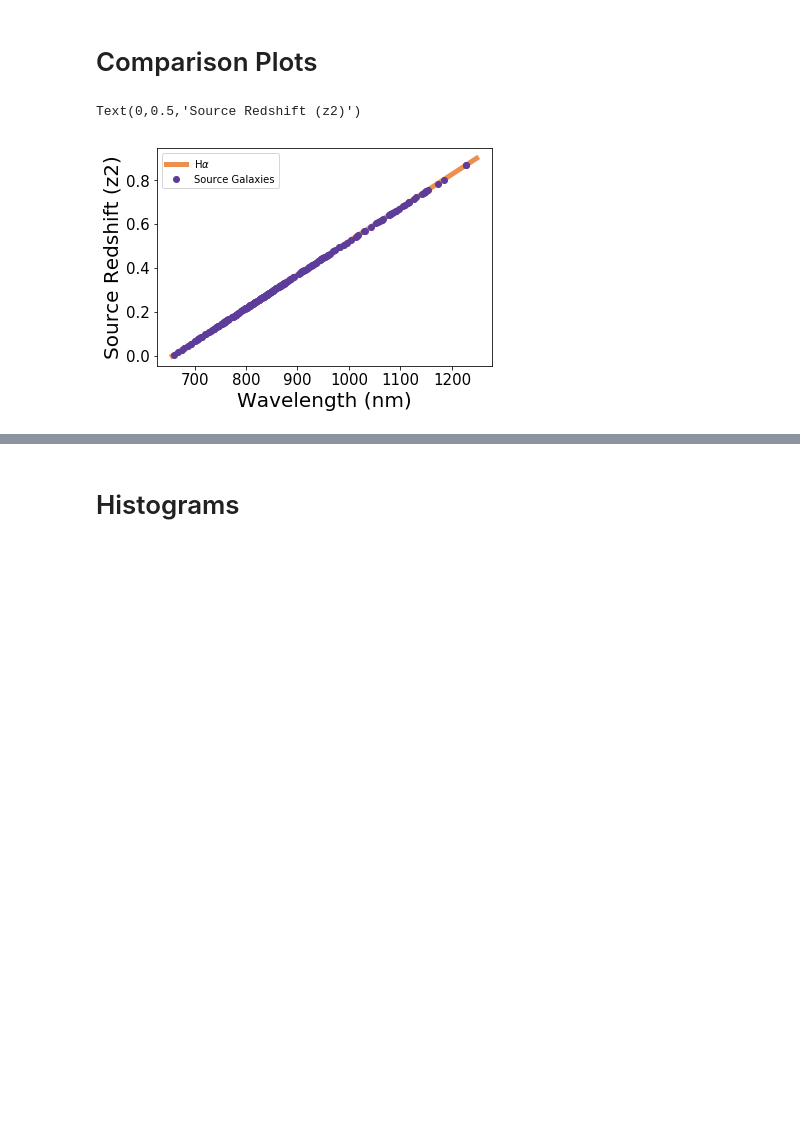
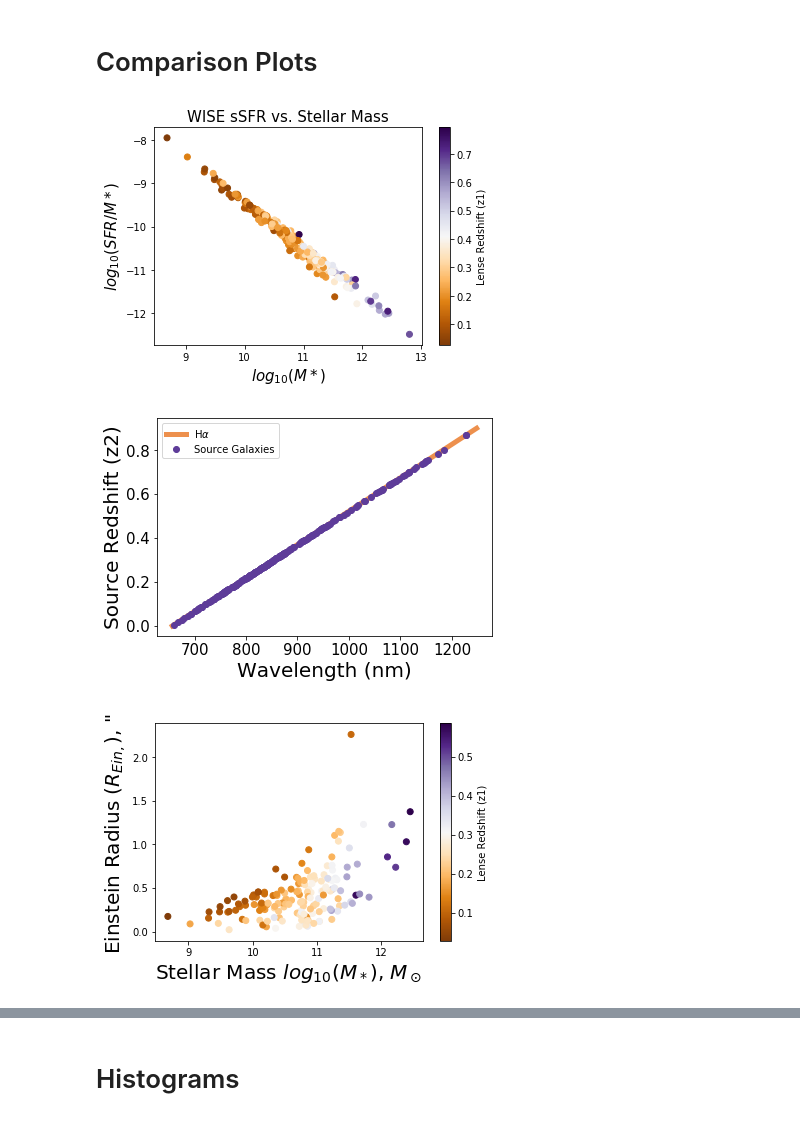
Before and after one commit to beckysteele/python_playground, a Jupyter notebook: strong_lensing_research/Research Plots (Becky).ipynb, the cells around one changed output, grey strips where cells are left out. Saved outputs shown, nothing was run; the diff lists cells and outputs as text; code cells hidden in the pictures; blank space fills up the shorter version.

Commit message:
Updated calcs, added einstein radii, did SFR estimates and sSFR calcs, added plots

```diff
--- a/strong_lensing_research/Research Plots (Becky).ipynb
+++ b/strong_lensing_research/Research Plots (Becky).ipynb
@@ -61,6 +59,7 @@ h0 = 73.8 #h0 in km/(Mpc*s) Riess2011
 h0_error = 2.4 # km/(Mpc*s)
 parsec = 3.08567758e16 #m
 jansky = 1e-26 #W/m^2/Hz
+cosmo = FlatLambdaCDM(h0, Om0=0.262)
 # %% [markdown]
 # Import/organize catalog from Holwerda et al. (2015)
 # %%
@@ -563,15 +565,15 @@ binwidth = 0.05
 #------------------------------------------------------
 # I was curious what the calibrated magnitude based on flux counts, aperture corrections, and instrumental zero point mags would be...
 # See here: http://wise2.ipac.caltech.edu/docs/release/allsky/expsup/sec4_4h.html#example
-m_zpt = 20.752
-aper_corr = 0.222 # Found here: http://wise2.ipac.caltech.edu/docs/release/allsky/expsup/sec4_4c.html#circ
-m_cal = m_zpt - 2.5*log10(w1flux_all_pairs)-aper_corr
+# m_zpt = 20.752
+# aper_corr = 0.222 # Found here: http://wise2.ipac.caltech.edu/docs/release/allsky/expsup/sec4_4c.html#circ
+# m_cal = m_zpt - 2.5*log10(w1flux_all_pairs)-aper_corr
 #print(m_cal)
 
 #------------------------------------------------------
 # Calculate the mean of the raw vs. calibrated diff
 #------------------------------------------------------
-meanDiff=mean(abs(m_cal-w1_all_pairs))*100
+# meanDiff=mean(abs(m_cal-w1_all_pairs))*100
 
 #------------------------------------------------------
 # Plot Mcal vs. Raw w1 mag
@@ -588,12 +590,13 @@ meanDiff=mean(abs(m_cal-w1_all_pairs))*100
 #------------------------------------------------------
 # Plot sSFR vs. Mstar
 #------------------------------------------------------
-# p = plt.title("WISE sSFR vs. Stellar Mass",fontsize=15)
-# p = plt.scatter((logMstar_all_pairs),(np.log10(sSFR_all_pairs)),c=z1_all_pairs, cmap=cm.PuOr)
-# p = plt.cbar = plt.colorbar(p, shrink=1, orientation='vertical') #, anchor=(0,1.5))
-# p = plt.cbar.set_label('Lense Redshift (z1)', fontsize=10)
-# p = plt.ylabel(r'$log_{10}(sSFR)$', fontsize=15)
-# p = plt.xlabel(r'$log_{10}(M*)$', fontsize=15)
+p = plt.title("WISE sSFR vs. Stellar Mass",fontsize=15)
+p = plt.scatter(logMstar_all_pairs,sSFR_all_pairs,c=z1_all_pairs, cmap=cm.PuOr)
+p = plt.cbar = plt.colorbar(p, shrink=1, orientation='vertical') #, anchor=(0,1.5))
+p = plt.cbar.set_label('Lense Redshift (z1)', fontsize=10)
+p = plt.ylabel(r'$log_{10}(SFR/M*)$', fontsize=15)
+p = plt.xlabel(r'$log_{10}(M*)$', fontsize=15)
+plt.show()
 
 #------------------------------------------------------
 # Plot z2 vs. wavelength w/H_alpha
@@ -602,35 +605,48 @@ meanDiff=mean(abs(m_cal-w1_all_pairs))*100
 # Plot Halpha line first
 
 lambdaHalpha = 656.86 # nm
 z = np.arange(0,1,0.1)
 ll = lambdaHalpha*(1+z)
 plt.figure()
 plt.subplot(111)
 plt.title("")
 plt.plot(ll,z,'k-',linewidth=5,label=r'H$\alpha$',alpha=0.7,color='#e66101')
 
 
 #Keck broadband filters z and J
 # zbb = np.arange(999,1176,1)
 # Jbb = np.arange(1180,1416,1)
 # plt.fill_between(zbb, 0, 2, facecolor='orange', alpha=0.3)
 # plt.fill_between(Jbb, 0, 2, facecolor='red', alpha=0.3)
 
 plt.plot(lambdaHalpha*(1+z2_all_pairs), z2_all_pairs,'ko',label='Source Galaxies',color='#5e3c99')
 # p = plt.cbar = plt.colorbar(p, shrink=1, orientation='vertical') #, anchor=(0,1.5))
 # p = plt.cbar.set_label('Stellar Mass (M*)', fontsize=10)
 
 plt.legend()
 plt.tick_params(axis='both', which='major', labelsize=15)
 plt.tick_params(axis='both', which='minor', labelsize=15)
 
 plt.xlabel(r'Wavelength (nm)', fontsize=20)
 plt.ylabel(r'Source Redshift (z2)', fontsize=20)
+plt.show()
 #plt.savefig('bandwidth_z.pdf',bbox_inches='tight')
 #plt.savefig('bandwidth_z.png',bbox_inches='tight')
+
+#------------------------------------------------------
+# Plot Einstain Radius vs. logMstar, by lense redshift
+#------------------------------------------------------
+
+p = plt.scatter(logMstar_all_pairs, thetaE, c=z1_all_pairs, cmap=cm.PuOr)
+p = plt.cbar = plt.colorbar(p, shrink=1, orientation='vertical') #, anchor=(0,1.5))
+p = plt.cbar.set_label('Lense Redshift (z1)', fontsize=10)
+plt.xlabel(r'Stellar Mass $log_{10}(M_*)$, $M_\odot$', fontsize=20)
+plt.ylabel(r'Einstein Radius ($R_{Ein,}$), " ', fontsize=20)
+plt.show()
 # %% [output]
-Text(0,0.5,'Source Redshift (z2)')
-[figure, old version]
+[figure, new version]
+[figure, added]
+[figure, added]
 # %%
 #------------------------------------------------------
 # Plot Mstar vs. z1
```
Also changed, not shown: parts of 7 cells of this notebook, 1 other file.
